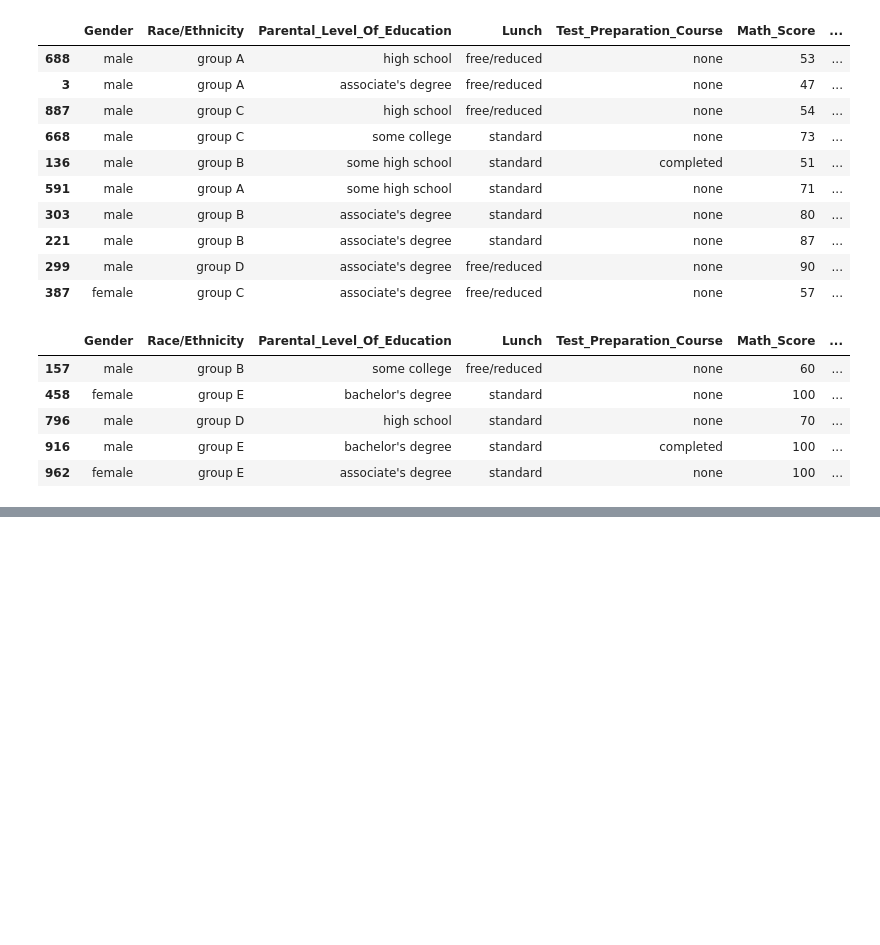
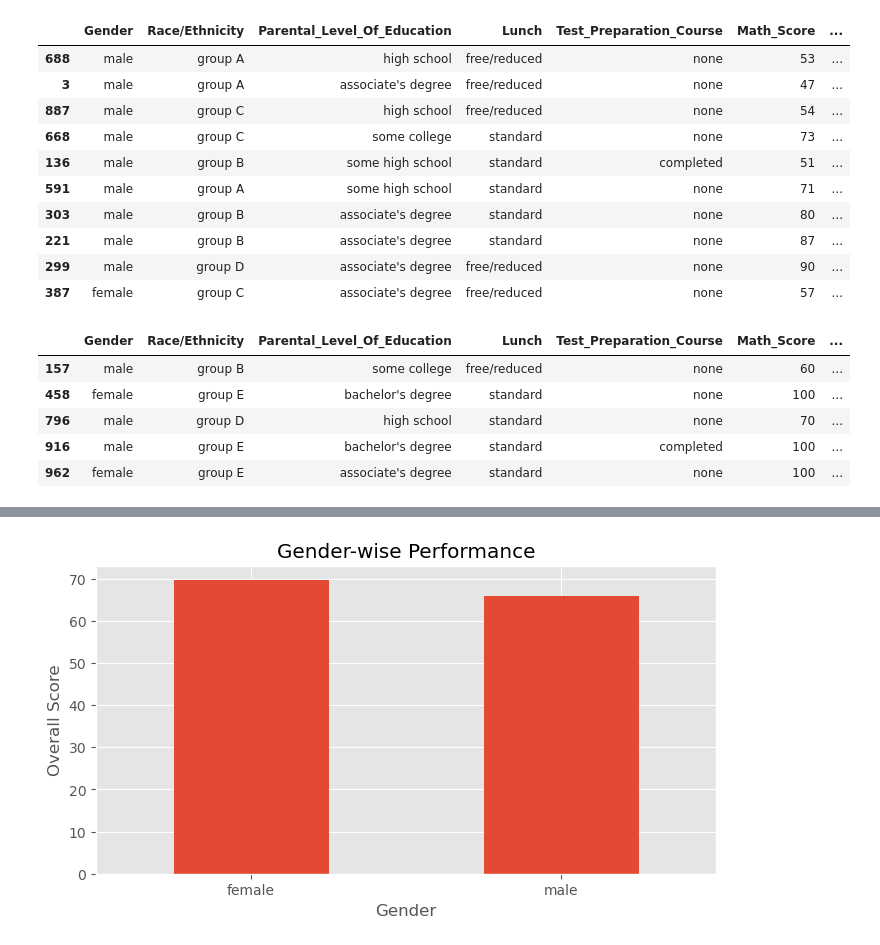
Before and after one commit to Akashyadav-codes/Student_Performance_Analysis, a Jupyter notebook: Anslysis.ipynb, the cells around one changed output, grey strips where cells are left out. Drawn from its saved outputs; the diff is of its cells as text; code cells hidden in the pictures; blank space fills up the shorter version.

```diff
--- a/Anslysis.ipynb
+++ b/Anslysis.ipynb
@@ -696,0 +710,14 @@ equal_marks
+# %%
+## 2. Gender-wise Overall Performance
+result=df.groupby("Gender")["Overall_Avg_Score"].mean()
+
+plt.figure(figsize=(8,4))
+result.plot(kind="bar")
+plt.title("Gender-wise Performance")
+plt.xlabel("Gender")
+plt.ylabel("Overall Score")
+plt.xticks(rotation=0)
+plt.savefig("Images/ Gender-wise Overall Performance")
+plt.show()
+# %% [output]
+[figure, added]
```
Also changed, not shown: parts of 13 cells of this notebook, 8 other files.
